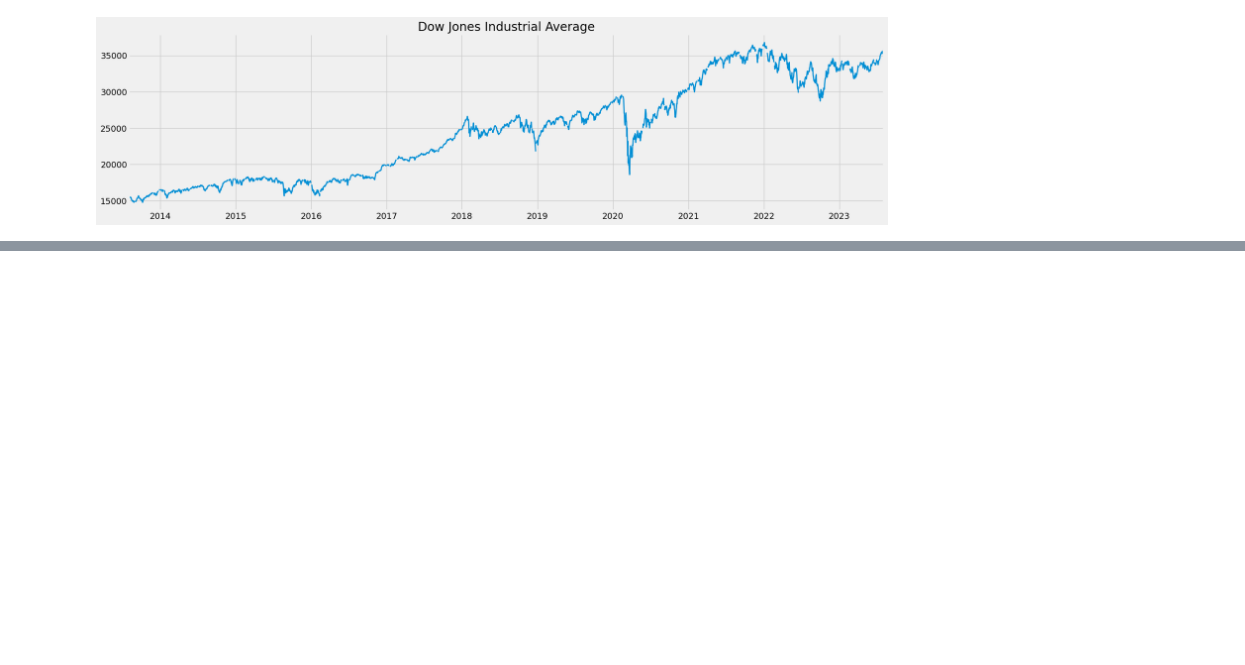
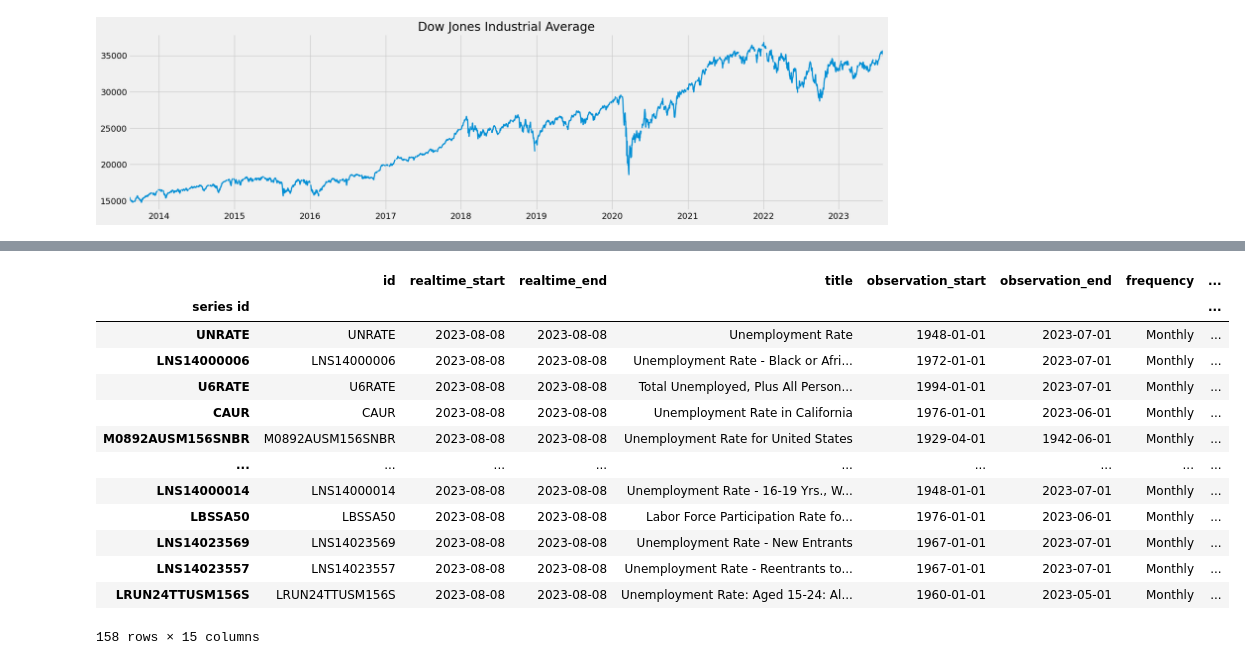
Before and after one commit to WackyChomp/data-analysis, a Jupyter notebook: 1-fred/1-economic-analysis.ipynb, the cells around one changed output, grey strips where cells are left out. Cells and saved outputs as stored; diff of their text form; code cells hidden in the pictures; blank space fills up the shorter version.

```diff
--- a/1-fred/1-economic-analysis.ipynb
+++ b/1-fred/1-economic-analysis.ipynb
@@ -73,0 +118,18 @@ djia.plot(figsize=(20,5), title='Dow Jones Industrial Average', lw=2)
+# %%
+unemployment_df = unemployment_df.query('seasonal_adjustment == "Seasonally Adjusted" and units == "Percent"')
+unemployment_df
+# %% [output]
+|  | id | realtime_start | realtime_end | title | observation_start | observation_end | frequency | ... |
+| series id |  |  |  |  |  |  |  | ... |
+| UNRATE | UNRATE | 2023-08-08 | 2023-08-08 | Unemployment Rate | 1948-01-01 | 2023-07-01 | Monthly | ... |
+| LNS14000006 | LNS14000006 | 2023-08-08 | 2023-08-08 | Unemployment Rate - Black or Afri... | 1972-01-01 | 2023-07-01 | Monthly | ... |
+| U6RATE | U6RATE | 2023-08-08 | 2023-08-08 | Total Unemployed, Plus All Person... | 1994-01-01 | 2023-07-01 | Monthly | ... |
+| CAUR | CAUR | 2023-08-08 | 2023-08-08 | Unemployment Rate in California | 1976-01-01 | 2023-06-01 | Monthly | ... |
+| M0892AUSM156SNBR | M0892AUSM156SNBR | 2023-08-08 | 2023-08-08 | Unemployment Rate for United States | 1929-04-01 | 1942-06-01 | Monthly | ... |
+| ... | ... | ... | ... | ... | ... | ... | ... | ... |
+| LNS14000014 | LNS14000014 | 2023-08-08 | 2023-08-08 | Unemployment Rate - 16-19 Yrs., W... | 1948-01-01 | 2023-07-01 | Monthly | ... |
+| LBSSA50 | LBSSA50 | 2023-08-08 | 2023-08-08 | Labor Force Participation Rate fo... | 1976-01-01 | 2023-06-01 | Monthly | ... |
+| LNS14023569 | LNS14023569 | 2023-08-08 | 2023-08-08 | Unemployment Rate - New Entrants | 1967-01-01 | 2023-07-01 | Monthly | ... |
+| LNS14023557 | LNS14023557 | 2023-08-08 | 2023-08-08 | Unemployment Rate - Reentrants to... | 1967-01-01 | 2023-07-01 | Monthly | ... |
+| LRUN24TTUSM156S | LRUN24TTUSM156S | 2023-08-08 | 2023-08-08 | Unemployment Rate: Aged 15-24: Al... | 1960-01-01 | 2023-05-01 | Monthly | ... |
+158 rows × 15 columns
```
Also changed, not shown: parts of 9 cells of this notebook.
